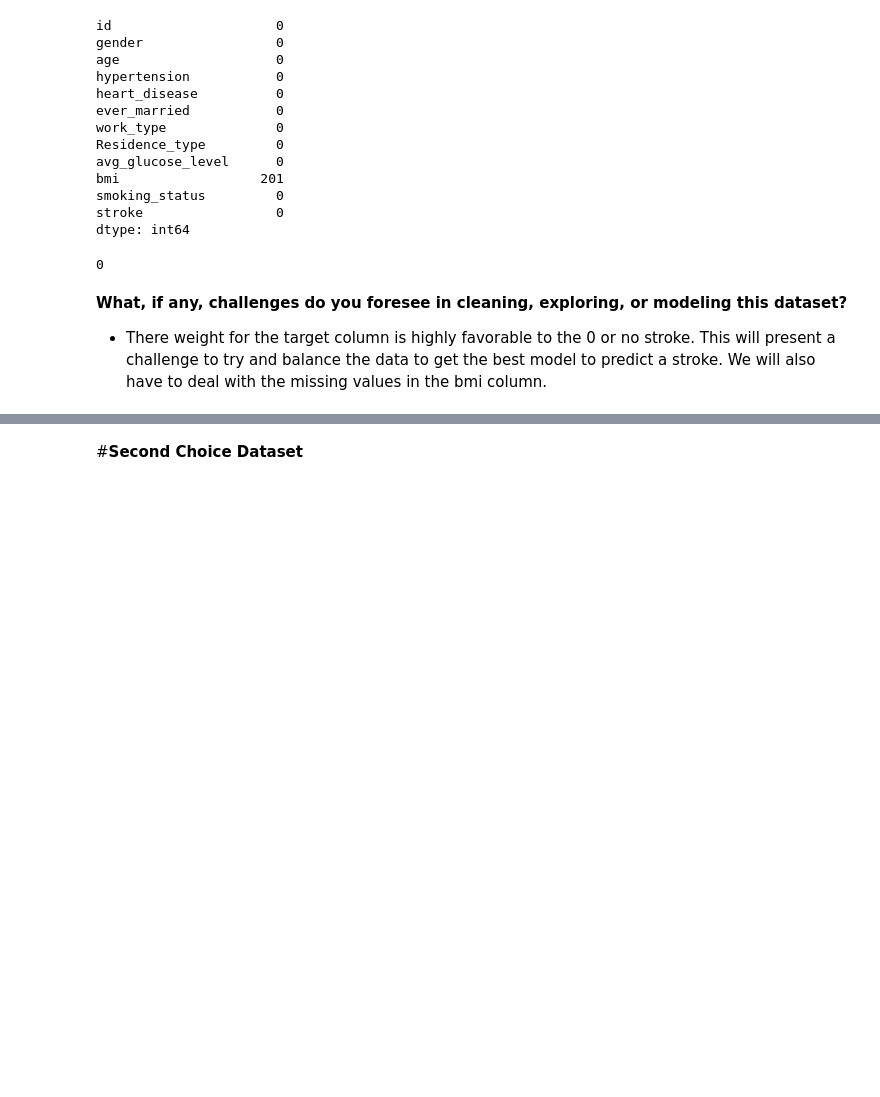
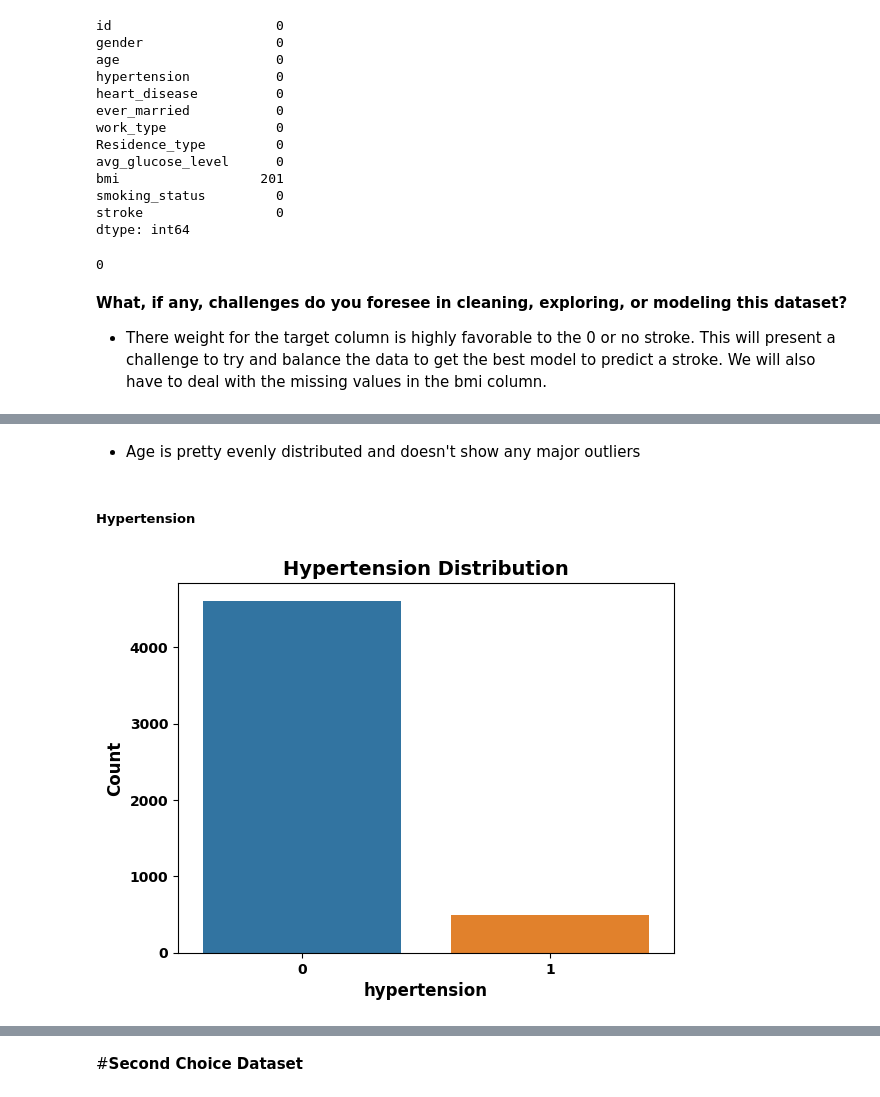
Before and after one commit to evany24/Stroke-Prediction, a Jupyter notebook: Stroke_Prediction.ipynb, the cells around one changed output, grey strips where cells are left out. Saved outputs shown, nothing was run; the diff lists cells and outputs as text; code cells hidden in the pictures; blank space fills up the shorter version.

```diff
--- a/Stroke_Prediction.ipynb
+++ b/Stroke_Prediction.ipynb
@@ -105,0 +411,16 @@ df_stroke.duplicated().sum()
+# %% [markdown]
+- Age is pretty evenly distributed and doesn't show any major outliers
+# %% [markdown]
+##### **Hypertension**
+# %%
+#Define a MatplotLib ax object using seaborn.countplot()
+ax = sns.countplot(data=df_stroke,
+                   x='hypertension')
+plt.xticks(fontsize=10, weight='bold')
+plt.yticks(fontsize=10, weight='bold')
+ax.set_xlabel('hypertension', fontsize=12, weight='bold')
+ax.set_ylabel('Count', fontsize=12, weight='bold')
+# Set Title
+ax.set_title('Hypertension Distribution', fontsize = 14, weight = 'bold');
+# %% [output]
+[figure, added]
```
Also changed, not shown: parts of 82 cells of this notebook.
